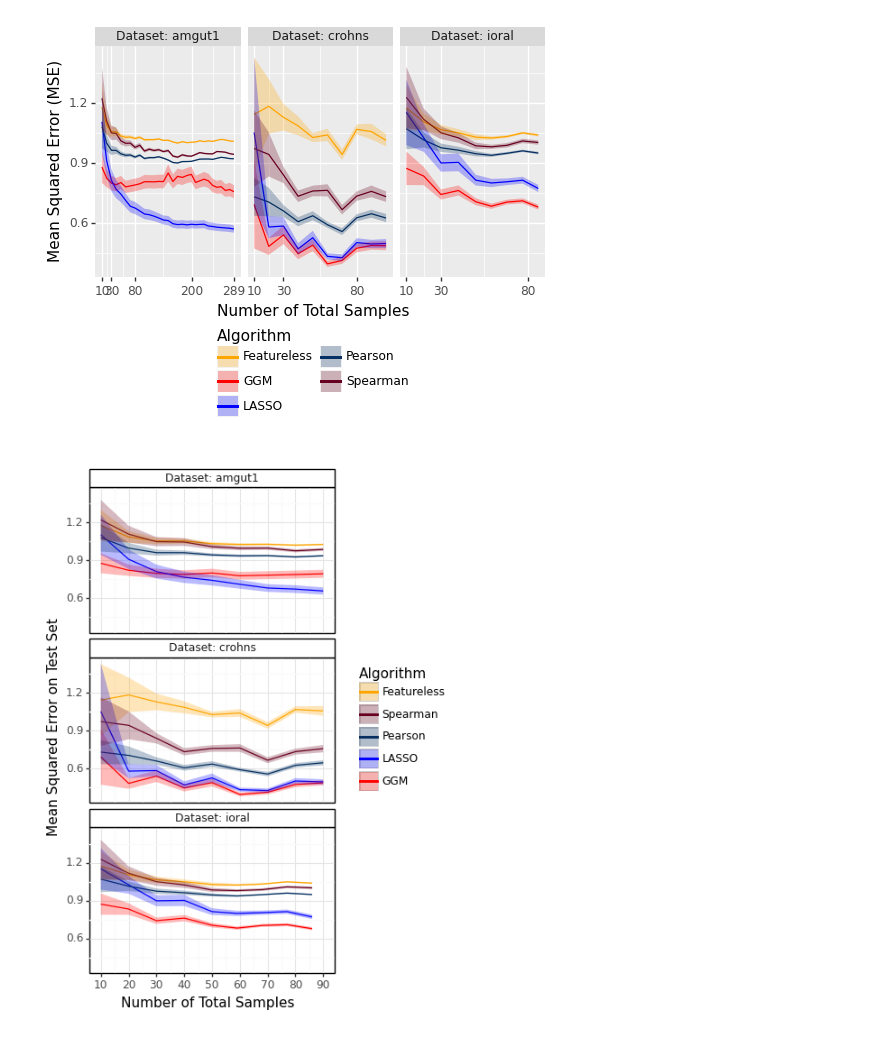
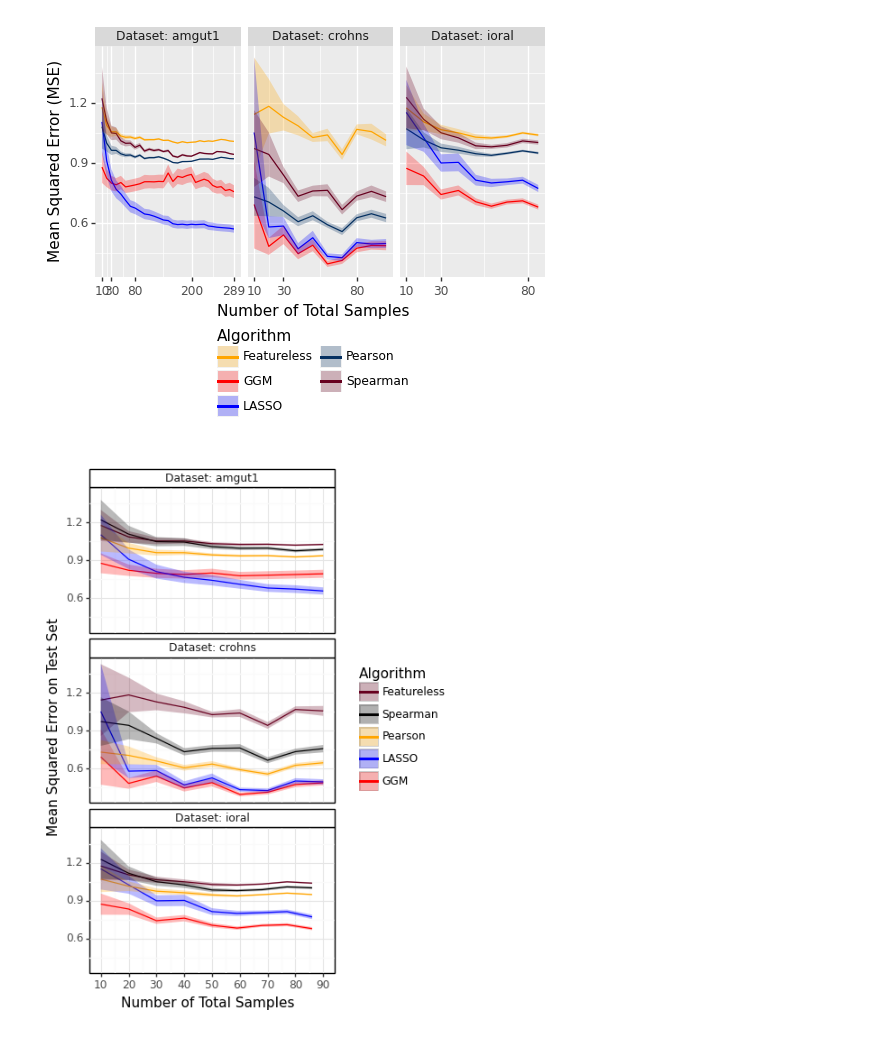
Before and after one commit to EngineerDanny/CS685-Microbe-Network-Research-Code, a Jupyter notebook: algo_comparison/results/results_for_paper.ipynb, the cells around one changed output. Cells and saved outputs as stored; diff of their text form; code cells hidden in the pictures.

```diff
--- a/algo_comparison/results/results_for_paper.ipynb
+++ b/algo_comparison/results/results_for_paper.ipynb
@@ -163,8 +164,14 @@ print(gg)
 # %% [output]
 [figure]
 # %%
-colors = [ "orange", "#67001f", "#053061", "blue", "red" ]
-# combined_results_df = combined_results_df[combined_results_df['# of Total Samples'] <= 90]
+colors = ["#67001f", "#010101","orange", "blue", "red" ]
+# Blue (#0072B2)
+# Orange (#E69F00)
+# Green (#009E73)
+# Purple (#CC79A7)
+# Yellow (#F0E442)
+# colors = ["orange", "purple", "yellow", "blue", "green"]
+# combined_results_df = combined_results_df[luecombined_results_df['# of Total Samples'] <= 90]
 p9options.figure_size = (3.5, 7)
 # p9options.figure_size = (4, 7)
 #multiply ymin and ymax by 0.5
@@ -172,32 +179,32 @@ new_combined_results_df = combined_results_df.copy()
 new_combined_results_df = new_combined_results_df[new_combined_results_df['# of Total Samples'] <= 90]
 
 gg = p9.ggplot(new_combined_results_df) +\
 p9.aes(x='# of Total Samples', y='Mean Squared Error', ymin="ymin", ymax= "ymax",  fill = "Algorithm") +\
 p9.facet_wrap('Dataset',  labeller= 'label_both', nrow = 3) +\
 p9.geom_line( p9.aes(color = "Algorithm") ) +\
 p9.geom_ribbon(alpha = 0.27) +\
 p9.scale_fill_manual(breaks=["Featureless", "Spearman", "Pearson", "LASSO", "GGM"], values=colors) +\
 p9.scale_color_manual(breaks=["Featureless", "Spearman", "Pearson", "LASSO", "GGM"], values=colors) +\
 p9.theme(
             axis_text=p9.element_text(size=0.8*11),
             legend_key=p9.element_rect(color='#CCCCCC'),
             panel_background=p9.element_rect(fill='white'),
             panel_border=p9.element_rect(fill='None', color='black'),
             panel_grid_major=p9.element_line(color='#E5E5E5', size=0.8),
             panel_grid_minor=p9.element_line(color='#FAFAFA', size=1),
             strip_background=p9.element_rect(
                 fill='white',
                 color='black',
                 size=1
             )
 ) +\
 p9.scale_x_continuous(breaks=[10, 20, 30, 40,50,60,70, 80, 90])+\
 p9.xlab("Number of Total Samples") +\
 p9.ylab("Mean Squared Error on Test Set")
 
 # show the plot
 print(gg)
 # save the plot as svg
-# p9.ggsave(gg, filename=f"2023-04-10_17:47_results.png", dpi=900)
+p9.ggsave(gg, filename=f"2023-04-10_17:47_results.png", dpi=900)
 # %% [output]
-[figure, old version]
+[figure, new version]
```
Also changed, not shown: parts of 3 cells of this notebook, 2 other files.
